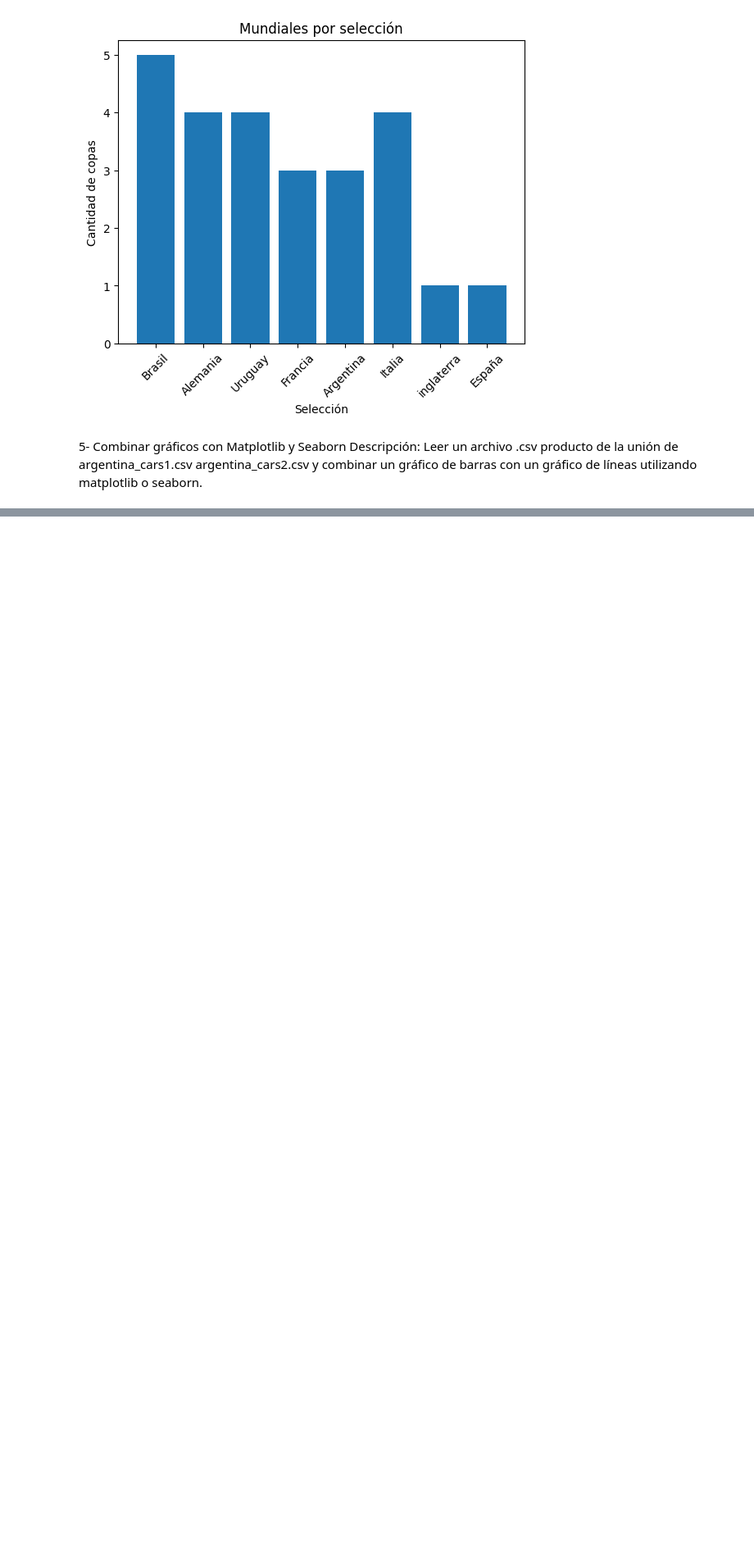
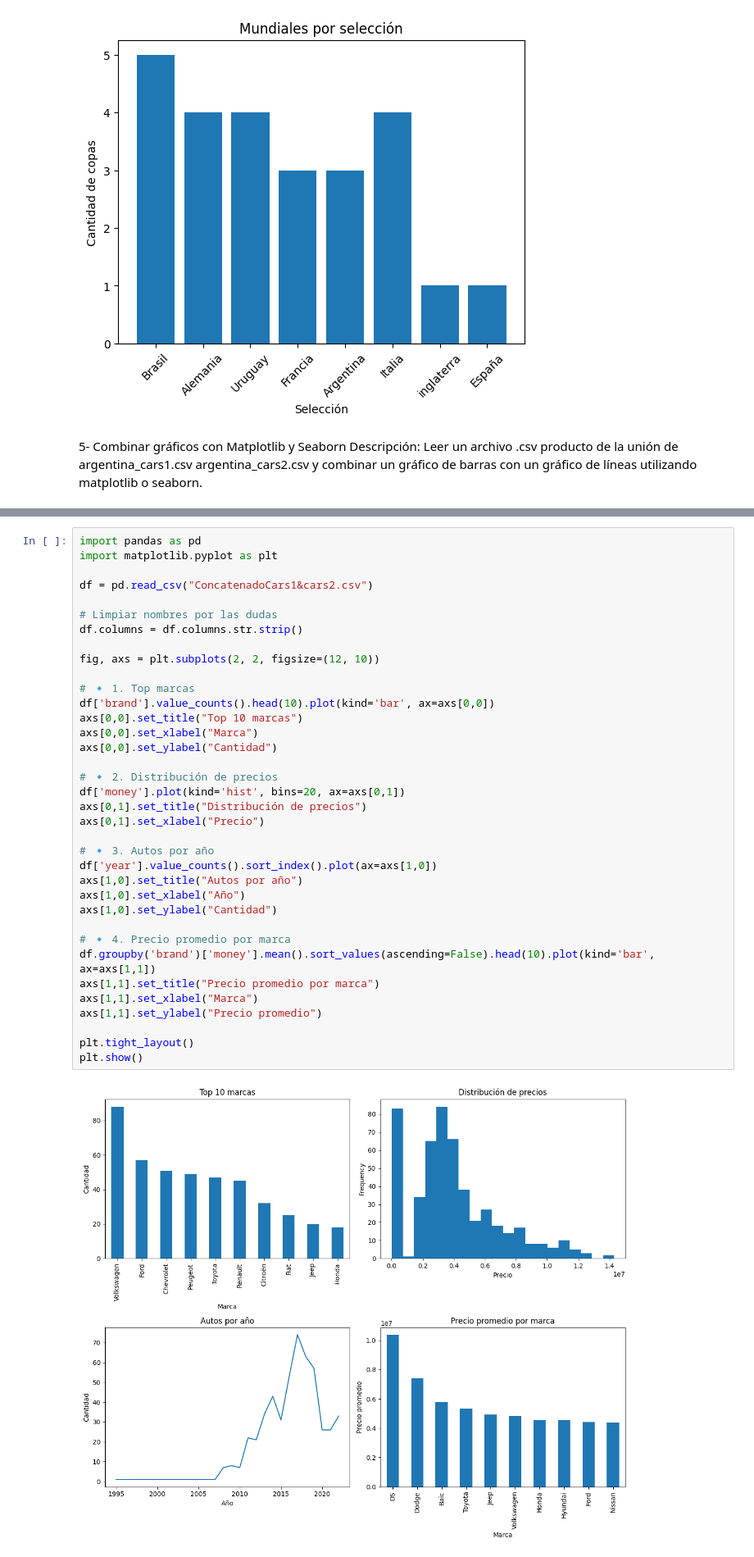
Before and after one commit to juangalletti/Tp4-ProgramacionII, a Jupyter notebook: Tp4-teoria/p1.ipynb, the cells around one changed output, grey strips where cells are left out. Shown at 82% size. Drawn from its saved outputs; the diff is of its cells as text; blank space fills up the shorter version.

```diff
--- a/Tp4-teoria/p1.ipynb
+++ b/Tp4-teoria/p1.ipynb
@@ -196,0 +197,38 @@ Holaaaa
+# %%
+import pandas as pd
+import matplotlib.pyplot as plt
+
+df = pd.read_csv("ConcatenadoCars1&cars2.csv")
+
+# Limpiar nombres por las dudas
+df.columns = df.columns.str.strip()
+
+fig, axs = plt.subplots(2, 2, figsize=(12, 10))
+
+# 🔹 1. Top marcas
+df['brand'].value_counts().head(10).plot(kind='bar', ax=axs[0,0])
+axs[0,0].set_title("Top 10 marcas")
+axs[0,0].set_xlabel("Marca")
+axs[0,0].set_ylabel("Cantidad")
+
+# 🔹 2. Distribución de precios
+df['money'].plot(kind='hist', bins=20, ax=axs[0,1])
+axs[0,1].set_title("Distribución de precios")
+axs[0,1].set_xlabel("Precio")
+
+# 🔹 3. Autos por año
+df['year'].value_counts().sort_index().plot(ax=axs[1,0])
+axs[1,0].set_title("Autos por año")
+axs[1,0].set_xlabel("Año")
+axs[1,0].set_ylabel("Cantidad")
+
+# 🔹 4. Precio promedio por marca
+df.groupby('brand')['money'].mean().sort_values(ascending=False).head(10).plot(kind='bar', ax=axs[1,1])
+axs[1,1].set_title("Precio promedio por marca")
+axs[1,1].set_xlabel("Marca")
+axs[1,1].set_ylabel("Precio promedio")
+
+plt.tight_layout()
+plt.show()
+# %% [output]
+[figure, added]
```
Also changed, not shown: parts of 2 cells of this notebook.
